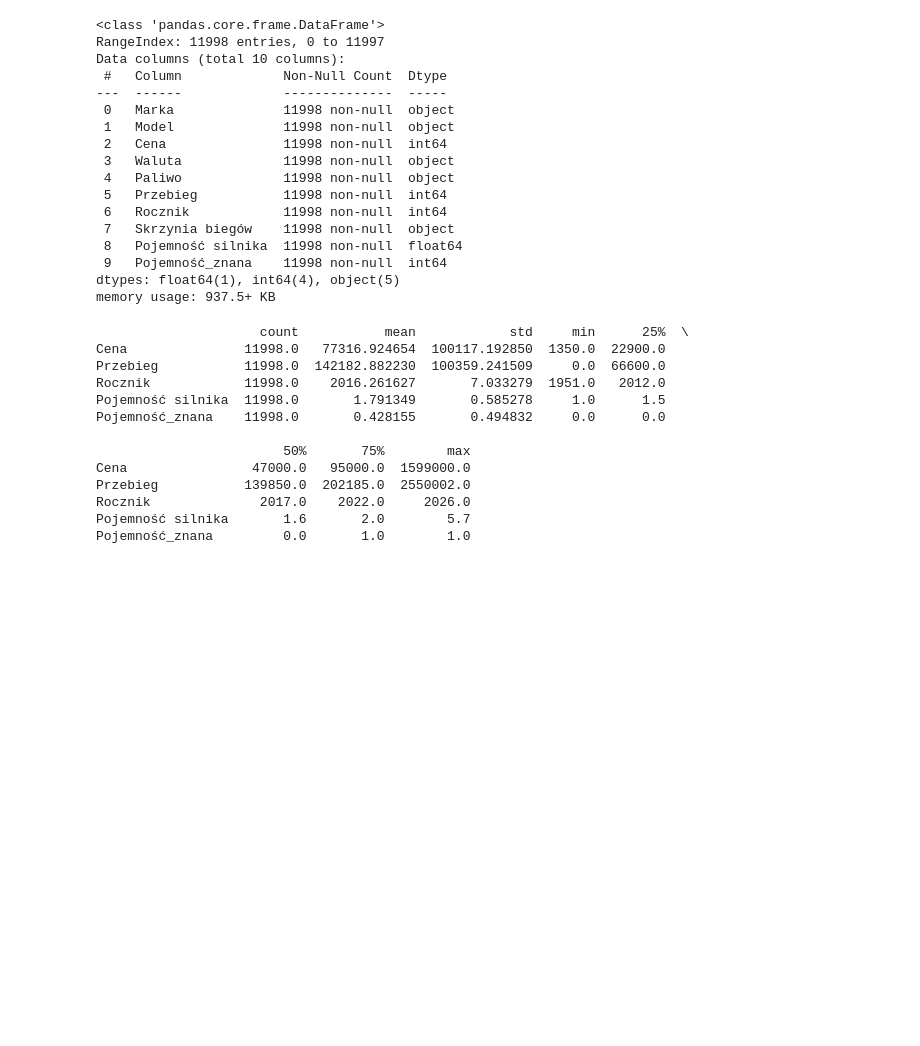
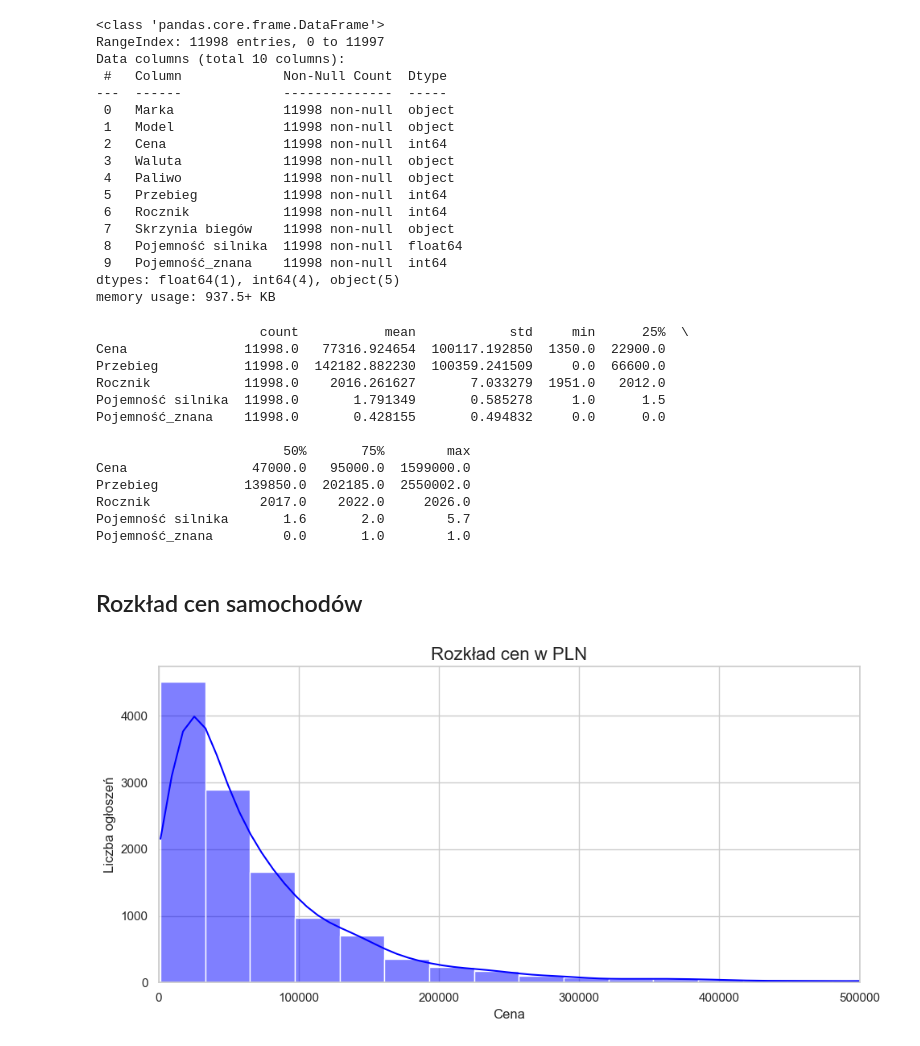
Before and after one commit to Maxik121/Otomoto-Data-Analysis, a Jupyter notebook: EDA_data proccessing.ipynb, the cells around one changed output. Cells and saved outputs as stored; diff of their text form; code cells hidden in the pictures; blank space fills up the shorter version.

```diff
--- a/EDA_data proccessing.ipynb
+++ b/EDA_data proccessing.ipynb
@@ -191,3 +193,16 @@ Przebieg           139850.0  202185.0  2550002.0
 Rocznik              2017.0    2022.0     2026.0
 Pojemność silnika       1.6       2.0        5.7
 Pojemność_znana         0.0       1.0        1.0
+# %% [markdown]
+## Rozkład cen samochodów
+# %%
+plt.figure(figsize=(10, 5))
+sns.histplot(data['Cena'], bins=50, kde=True, color='blue')
+plt.title('Rozkład cen w PLN', fontsize=16)
+plt.xlabel('Cena', fontsize=12)
+plt.ylabel('Liczba ogłoszeń', fontsize=12)
+plt.xlim(0, 500000)
+plt.tight_layout()
+plt.show()
+# %% [output]
+[figure, added]
```
Also changed, not shown: parts of 19 cells of this notebook, 1 other file.
